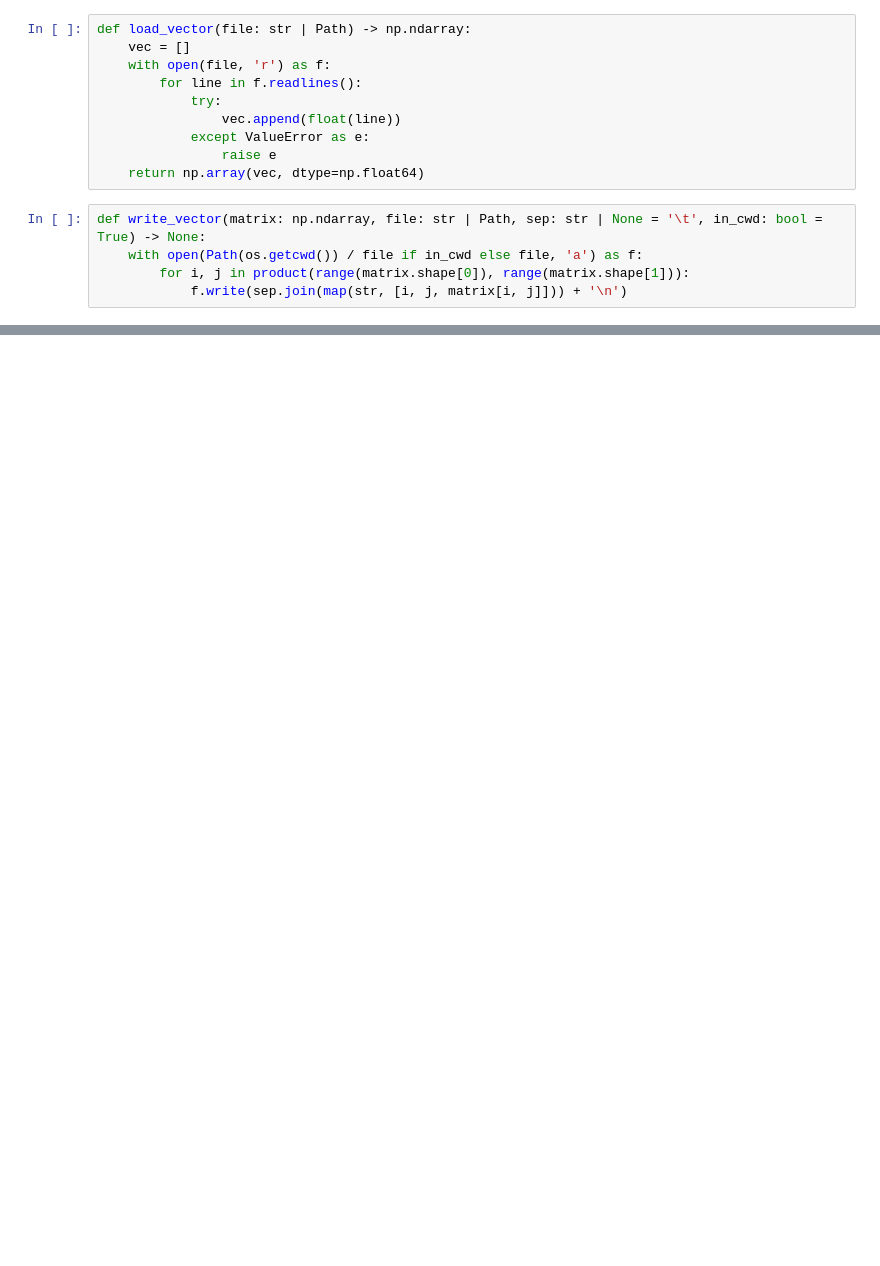
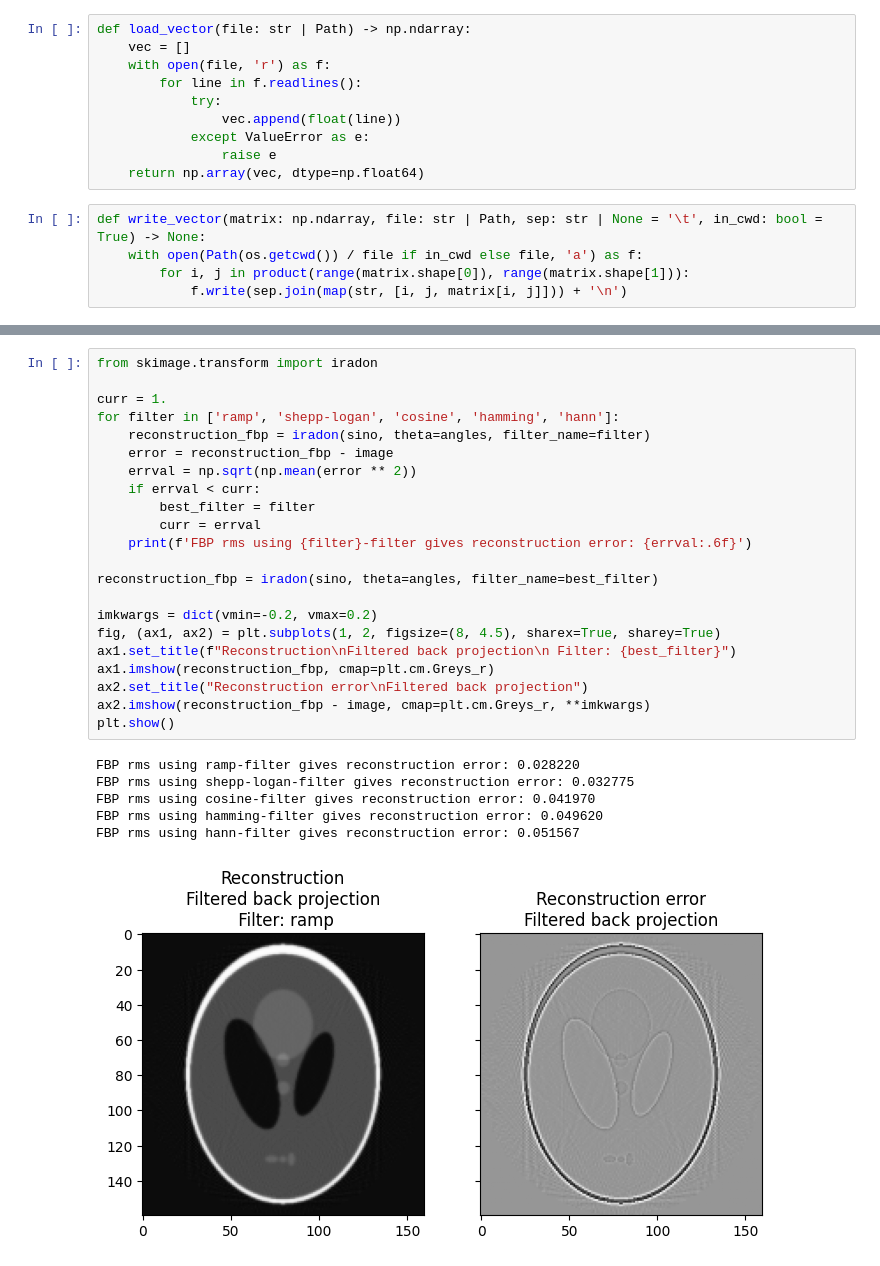
Before and after one commit to Moritz-Wald/Computertomographie, a Jupyter notebook: excercises.ipynb, the cells around one changed output, grey strips where cells are left out. Cells and saved outputs as stored; diff of their text form; blank space fills up the shorter version.

```diff
--- a/excercises.ipynb
+++ b/excercises.ipynb
@@ -273,0 +49,29 @@ ax2.imshow(rotated_image)
+# %%
+from skimage.transform import iradon
+
+curr = 1.
+for filter in ['ramp', 'shepp-logan', 'cosine', 'hamming', 'hann']:
+    reconstruction_fbp = iradon(sino, theta=angles, filter_name=filter)
+    error = reconstruction_fbp - image
+    errval = np.sqrt(np.mean(error ** 2))
+    if errval < curr:
+        best_filter = filter
+        curr = errval
+    print(f'FBP rms using {filter}-filter gives reconstruction error: {errval:.6f}')
+
+reconstruction_fbp = iradon(sino, theta=angles, filter_name=best_filter)
+
+imkwargs = dict(vmin=-0.2, vmax=0.2)
+fig, (ax1, ax2) = plt.subplots(1, 2, figsize=(8, 4.5), sharex=True, sharey=True)
+ax1.set_title(f"Reconstruction\nFiltered back projection\n Filter: {best_filter}")
+ax1.imshow(reconstruction_fbp, cmap=plt.cm.Greys_r)
+ax2.set_title("Reconstruction error\nFiltered back projection")
+ax2.imshow(reconstruction_fbp - image, cmap=plt.cm.Greys_r, **imkwargs)
+plt.show()
+# %% [output]
+FBP rms using ramp-filter gives reconstruction error: 0.028220
+FBP rms using shepp-logan-filter gives reconstruction error: 0.032775
+FBP rms using cosine-filter gives reconstruction error: 0.041970
+FBP rms using hamming-filter gives reconstruction error: 0.049620
+FBP rms using hann-filter gives reconstruction error: 0.051567
+[figure, added]
```
Also changed, not shown: parts of 14 cells of this notebook, 2 other files.
